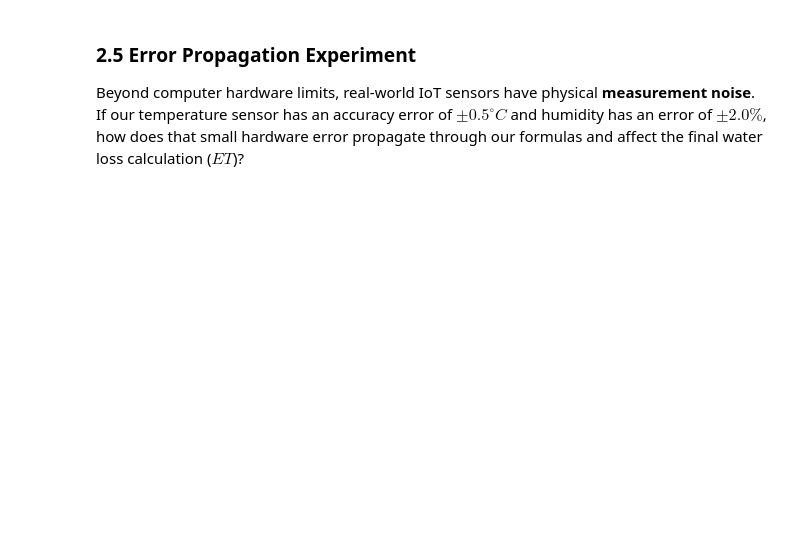
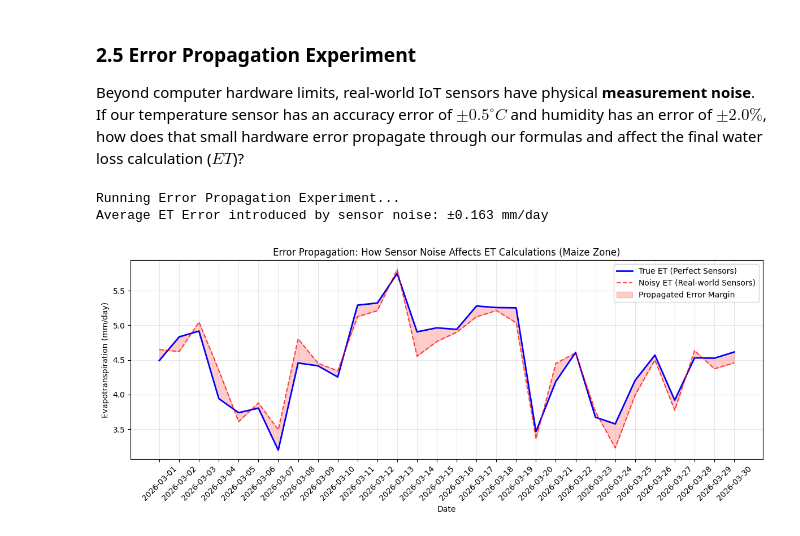
Before and after one commit to perezkinyua/HydroSense-Kenya, a Jupyter notebook: notebooks/Level_2_Vectorization_and_Error.ipynb, the cells around one changed output. Drawn from its saved outputs; the diff is of its cells as text; code cells hidden in the pictures; blank space fills up the shorter version.

```diff
--- a/notebooks/Level_2_Vectorization_and_Error.ipynb
+++ b/notebooks/Level_2_Vectorization_and_Error.ipynb
@@ -19,9 +19,7 @@ Because calculating this equation row-by-row using Python `for` loops introduces
 import pandas as pd
 import numpy as np
 
-# df_clean = pd.read_csv('../data/processed/cleaned_irrigation_dataset.csv')
-# df_simulated = calculate_water_balance(df_clean)
-# display(df_simulated.head())
+
 
 def calculate_water_balance(df):
     """
@@ -69,7 +67,7 @@ def calculate_water_balance(df):
     print("Vectorization Complete. Calculations applied at C-level speeds.")
     return df
 
-# --- How to run this when your colleague finishes the data ---
-# df_clean = pd.read_csv('../data/processed/cleaned_irrigation_dataset.csv')
-# df_simulated = calculate_water_balance(df_clean)
-# display(df_simulated.head())
+
+df_clean = pd.read_csv('../data/processed/cleaned_irrigation_dataset.csv')
+df_simulated = calculate_water_balance(df_clean)
+display(df_simulated.head())
@@ -94,10 +105,10 @@ Beyond computer hardware limits, real-world IoT sensors have physical **measurem
 # %%
 import matplotlib.pyplot as plt
 
-print("🧪 Running Error Propagation Experiment...")
+print("Running Error Propagation Experiment...")
 
 # 1. Take a baseline subset of our data (e.g., just the Maize zone)
-df_maize = df[df['crop_type'] == 'maize'].copy()
+df_maize = df_clean[df_clean['crop_type'] == 'maize'].copy()
 
 # 2. Extract our baseline (true) values
 true_temp = df_maize['avg_temp'].to_numpy()
@@ -120,30 +131,34 @@ noisy_humidity = true_humidity + noise_humidity
 # Calculate 'Noisy' ET
 noisy_et = np.clip((noisy_temp * 0.4) - (noisy_humidity * 0.05), 0.5, 8.0)
 
 # Calculate the Absolute Error propagated into the final calculation
 et_error = np.abs(noisy_et - true_et)
 mean_et_error = np.mean(et_error)
 
 print(f"Average ET Error introduced by sensor noise: ±{mean_et_error:.3f} mm/day")
 
 # 4. Generate the required Error Propagation Plot
 plt.figure(figsize=(12, 5))
 
 # Plot True vs Noisy Data
 plt.plot(df_maize['date'], true_et, label='True ET (Perfect Sensors)', color='blue', linewidth=2)
 plt.plot(df_maize['date'], noisy_et, label='Noisy ET (Real-world Sensors)', color='red', linestyle='dashed', alpha=0.7)
 
 # Fill the error gap to show the propagation
 plt.fill_between(df_maize['date'], true_et, noisy_et, color='red', alpha=0.2, label='Propagated Error Margin')
 
 plt.title('Error Propagation: How Sensor Noise Affects ET Calculations (Maize Zone)')
 plt.ylabel('Evapotranspiration (mm/day)')
 plt.xlabel('Date')
 plt.legend()
 plt.grid(True, alpha=0.3)
 plt.xticks(rotation=45)
 plt.tight_layout()
 
 # Save the plot for the final report
 plt.savefig('error_propagation_plot.png', dpi=300)
 plt.show()
+# %% [output]
+Running Error Propagation Experiment...
+Average ET Error introduced by sensor noise: ±0.163 mm/day
+[figure, added]
```
Also changed, not shown: parts of 2 cells of this notebook, 1 other file.
